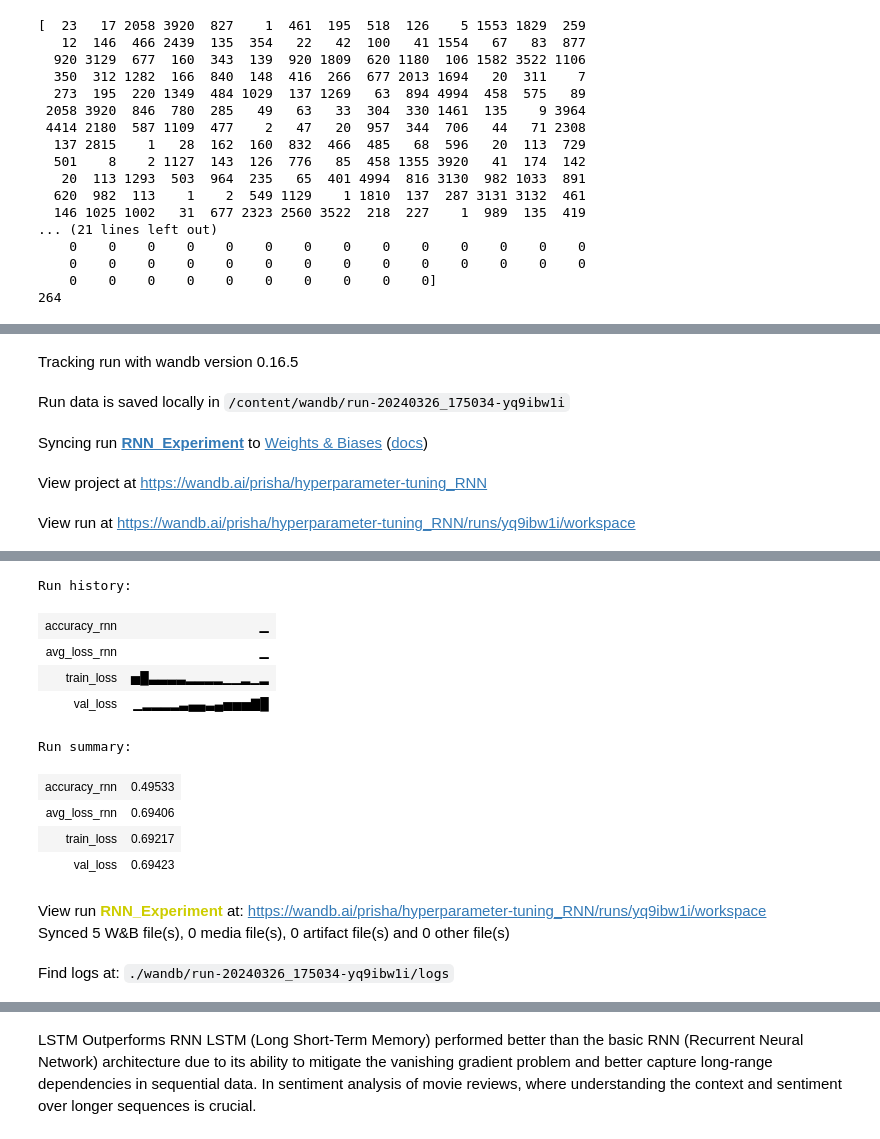
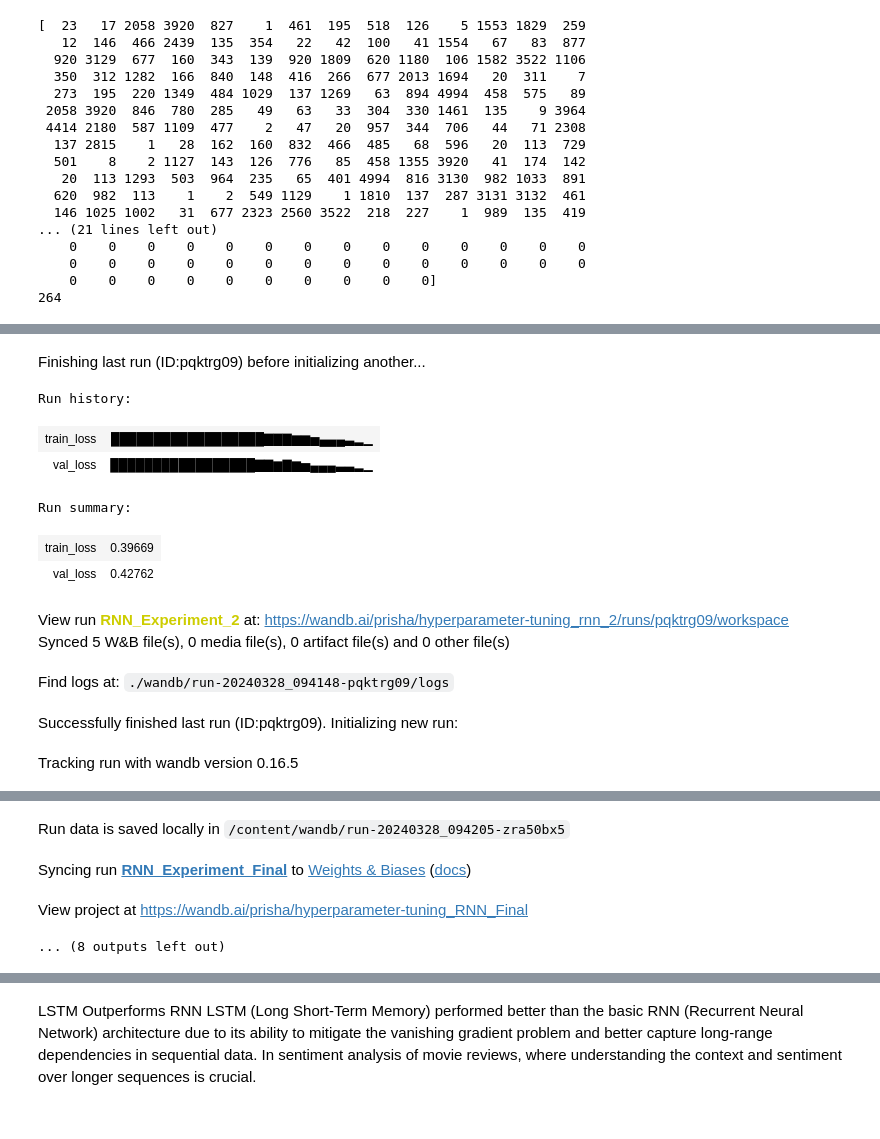
Before and after one commit to oops-moment/SMAI-SEM6, a Jupyter notebook: 2021101075_A3/2021101075_A3_Q3/Q3.ipynb, the cells around one changed output, grey strips where cells are left out. Saved outputs shown, nothing was run; the diff lists cells and outputs as text; code cells hidden in the pictures.

Commit message:
done finally

```diff
--- a/2021101075_A3/2021101075_A3_Q3/Q3.ipynb
+++ b/2021101075_A3/2021101075_A3_Q3/Q3.ipynb
@@ -370,15 +372,13 @@ class RNNClassifier(nn.Module):
         self.dense = nn.Linear(hidden_dim, 1)
         self.sig = nn.Sigmoid()
 
-        self.word_dict = None
-
     def forward(self, x):
         lengths = x[:, 0]  # Extract lengths from the input
         reviews = x[:, 1:]  # Extract reviews from the input
         embeds = self.embedding(reviews)
         rnn_out, _ = self.rnn(embeds)
-        out = self.dense(rnn_out[:, -1, :])  # Select the last time step's output
-        return self.sig(out.squeeze())
+        output = self.dense(torch.mean(rnn_out, dim=1))
+        return self.sig(output.squeeze())
 # %%
 import torch.nn as nn
 
@@ -595,37 +611,44 @@ Run history:
 # %%
 # Initialize Wandb for the RNN experiment
-wandb.init(project="hyperparameter-tuning_RNN", name="RNN_Experiment")
+wandb.init(project="hyperparameter-tuning_RNN_Final", name="RNN_Experiment_Final")
 
 # Define hyperparameters for the RNN
-config_rnn = {"embedding_dim": 64, "hidden_dim": 128, "batch_size": 100}
+config_rnn = {"embedding_dim": 64, "hidden_dim": 128, "batch_size": 32}
 
 # Create the RNN model with specified hyperparameters
 model_rnn = RNNClassifier(config_rnn["embedding_dim"], config_rnn["hidden_dim"], vocab_size=5000).to(device)
 
 # Define optimizer and loss function for RNN
 optimizer_rnn = torch.optim.Adam(model_rnn.parameters())
 loss_fn_rnn = torch.nn.BCELoss()
 
 # DataLoader for RNN
 train_sample_dl_rnn = torch.utils.data.DataLoader(train_sample_ds, batch_size=config_rnn["batch_size"])
 test_sample_dl_rnn = torch.utils.data.DataLoader(test_sample_ds, batch_size=config_rnn["batch_size"])
 val_sample_dl_rnn = torch.utils.data.DataLoader(val_sample_ds, batch_size=config_rnn["batch_size"])
 
 # Train the RNN model
 train(model_rnn, train_sample_dl_rnn, val_sample_dl_rnn, 15, optimizer_rnn, loss_fn_rnn, device)
 
 # Evaluate the RNN model on the test set
 accuracy_rnn, avg_loss_rnn = evaluate(model_rnn, test_sample_dl_rnn, loss_fn_rnn, device)
 
 # Log metrics using Wandb
 print(f"RNN: Accuracy on test set: {accuracy_rnn:.4f}, Average loss on test set: {avg_loss_rnn:.4f}")
 wandb.log({"accuracy_rnn": accuracy_rnn, "avg_loss_rnn": avg_loss_rnn})
 
 # Finish Wandb run for RNN
 wandb.finish()
 # %% [output]
-Tracking run with wandb version 0.16.5
+Finishing last run (ID:pqktrg09) before initializing another...
+Run history:
+| train_loss | ██████████████████▇▇▇▆▆▅▄▄▄▃▂▁ |
+| val_loss | █████████████████▇▇▆▇▆▅▄▄▄▃▃▂▁ |
+Run summary:
+| train_loss | 0.39669 |
+| val_loss | 0.42762 |
-Run data is saved locally in /content/wandb/run-20240326_175034-yq9ibw1i
+View run RNN_Experiment_2 at: https://wandb.ai/prisha/hyperparameter-tuning_rnn_2/runs/pqktrg09/workspace
+Synced 5 W&B file(s), 0 media file(s), 0 artifact file(s) and 0 other file(s)
-Syncing run RNN_Experiment to Weights & Biases (docs)
+Find logs at: ./wandb/run-20240328_094148-pqktrg09/logs
-View project at https://wandb.ai/prisha/hyperparameter-tuning_RNN
+Successfully finished last run (ID:pqktrg09). Initializing new run:
-View run at https://wandb.ai/prisha/hyperparameter-tuning_RNN/runs/yq9ibw1i/workspace
+Tracking run with wandb version 0.16.5
@@ -648,16 +655,7 @@ RNN: Accuracy on test set: 0.4953, Average loss on test set: 0.6941
-Run history:
-| accuracy_rnn | ▁ |
-| avg_loss_rnn | ▁ |
-| train_loss | ▅█▃▃▃▃▂▂▂▂▁▁▂▁▂ |
-| val_loss | ▁▂▂▂▂▃▄▄▃▄▅▅▅▇█ |
-Run summary:
-| accuracy_rnn | 0.49533 |
-| avg_loss_rnn | 0.69406 |
-| train_loss | 0.69217 |
-| val_loss | 0.69423 |
-View run RNN_Experiment at: https://wandb.ai/prisha/hyperparameter-tuning_RNN/runs/yq9ibw1i/workspace
-Synced 5 W&B file(s), 0 media file(s), 0 artifact file(s) and 0 other file(s)
+Run data is saved locally in /content/wandb/run-20240328_094205-zra50bx5
-Find logs at: ./wandb/run-20240326_175034-yq9ibw1i/logs
+Syncing run RNN_Experiment_Final to Weights & Biases (docs)
+View project at https://wandb.ai/prisha/hyperparameter-tuning_RNN_Final
+... (8 outputs left out)
 # %%
 import torch
 import torch.nn as nn
```
Also changed, not shown: parts of 9 cells of this notebook.
